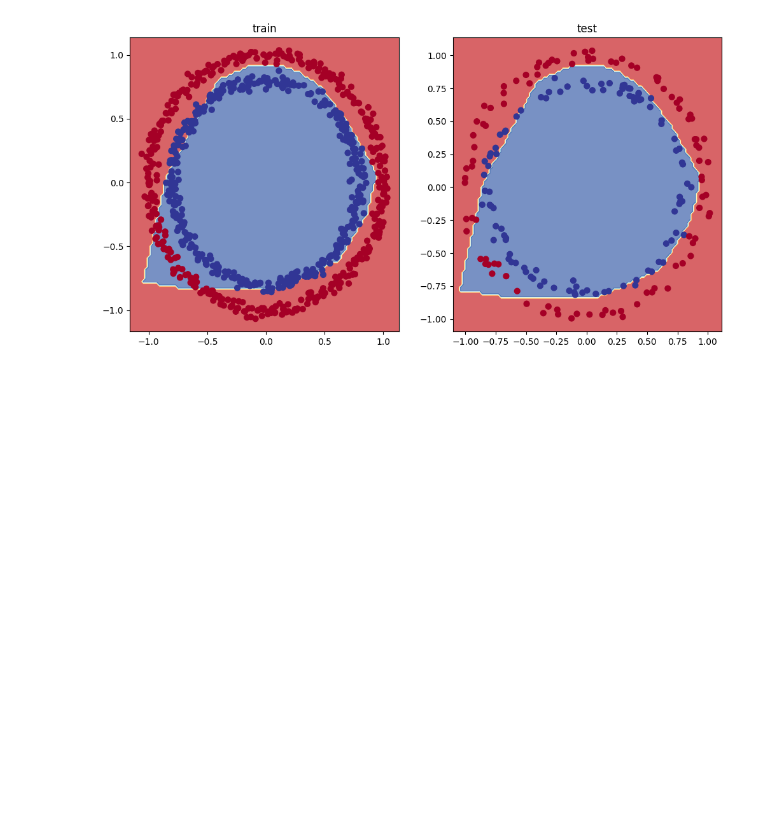
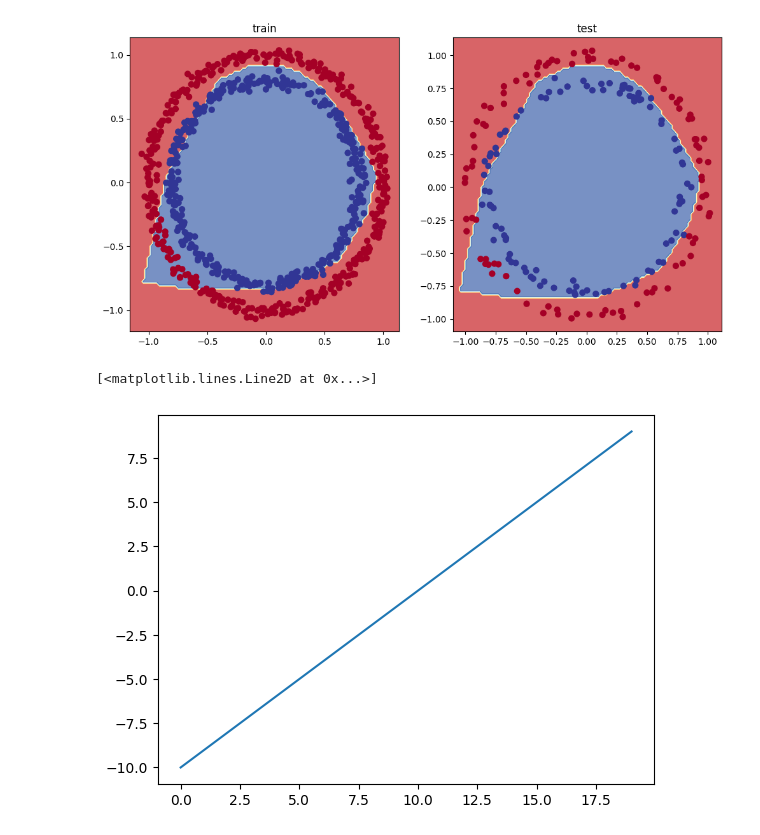
Before and after one commit to Omkar985087/PyTorch, a Jupyter notebook: 05_pytorch.ipynb, the cells around one changed output. Cells and saved outputs as stored; diff of their text form; code cells hidden in the pictures; blank space fills up the shorter version.

Commit message:
PyTorch:

```diff
--- a/05_pytorch.ipynb
+++ b/05_pytorch.ipynb
@@ -736,3 +736,15 @@ plt.title("test")
 plot_decision_boundary(model_3,X_test,y_test)
 # %% [output]
 [figure]
+# %%
+#replicating non_linear function
+#these tools are linear and non-linear functions
+#create a tensor
+
+A=torch.arange(-10,10,1,dtype=torch.float32)
+# %%
+#visualize the tensor
+plt.plot(A)
+# %% [output]
+[<matplotlib.lines.Line2D at 0x...>]
+[figure, added]
```
Also changed, not shown: parts of 9 cells of this notebook, 1 other file.
